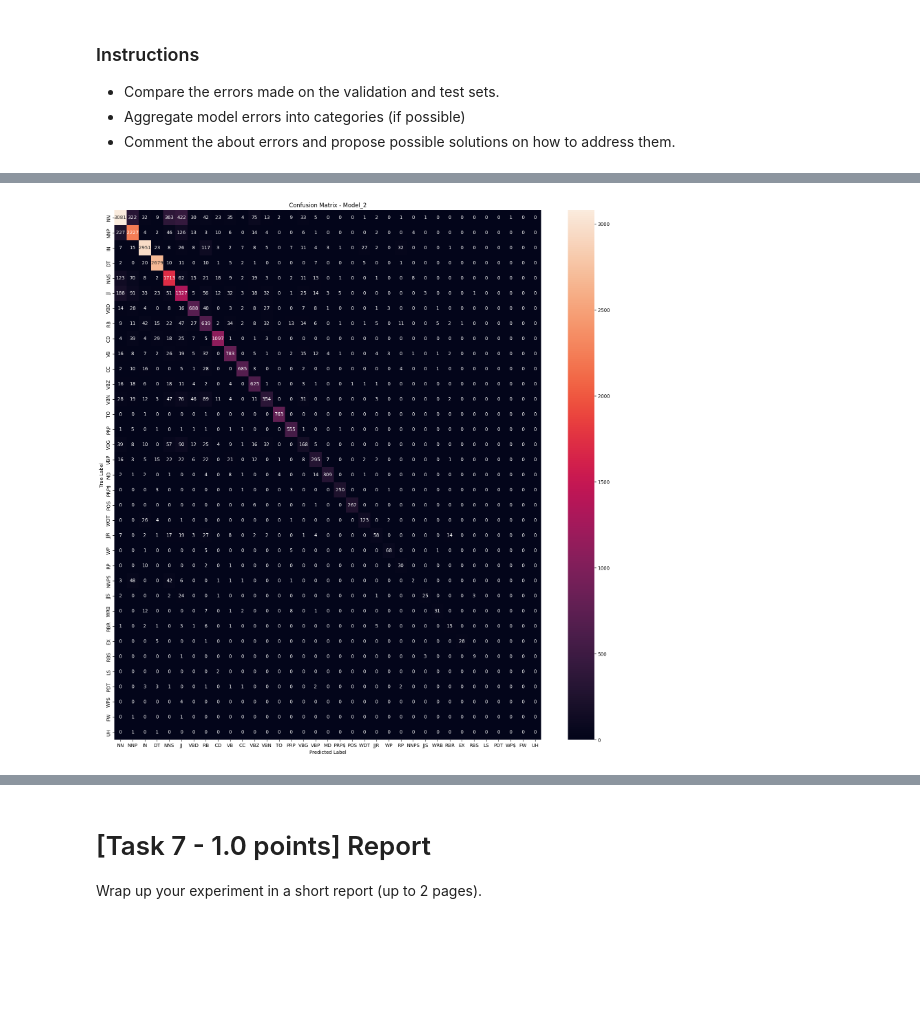
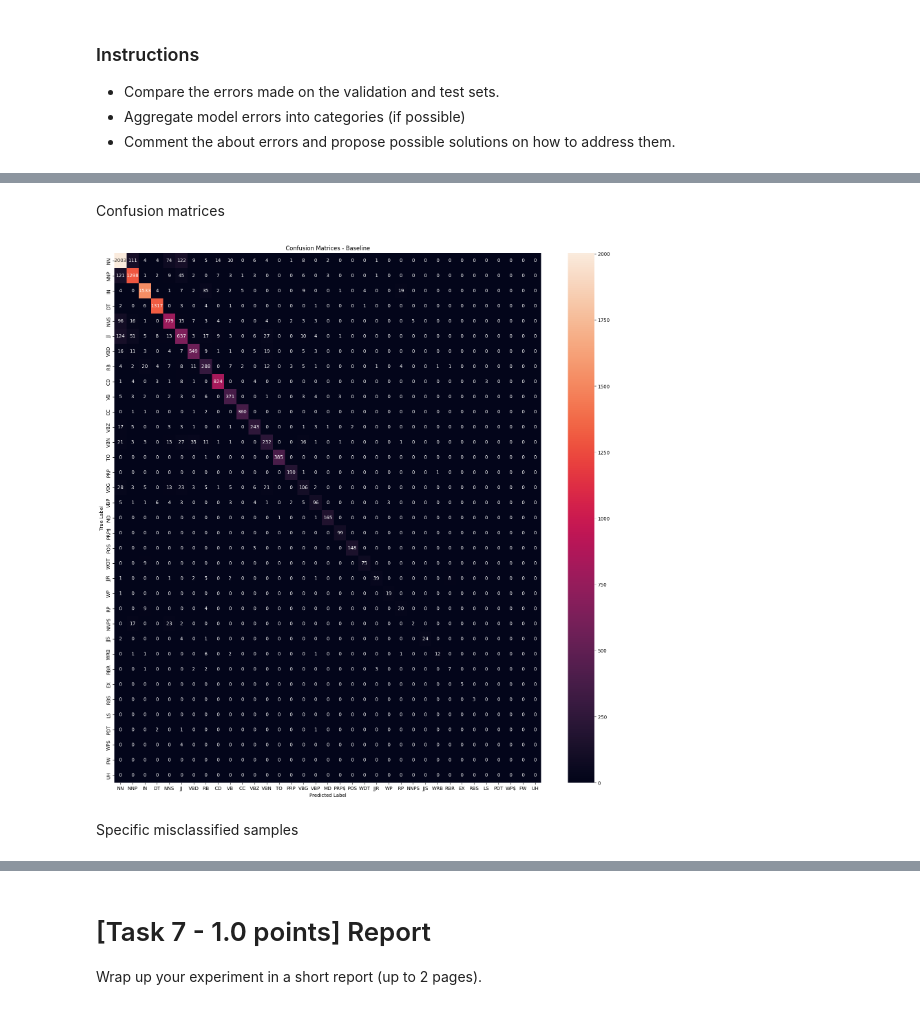
Before and after one commit to LorenzoScaioli/NLP_POS-tagging, a Jupyter notebook: Assignment1.ipynb, the cells around one changed output, grey strips where cells are left out. Cells and saved outputs as stored; diff of their text form; code cells hidden in the pictures; blank space fills up the shorter version.

```diff
--- a/Assignment1.ipynb
+++ b/Assignment1.ipynb
@@ -662,7 +662,7 @@ def get_model(model, model_seed, train_model, batch_size=None, epochs=None):
     if train_model:
         checkpoint_cb = keras.callbacks.ModelCheckpoint(filepath=checkpoint_path, save_weights_only=True)
         early_stopping = keras.callbacks.EarlyStopping(monitor="val_loss", patience=10)
-        reduce_lr = keras.callbacks.ReduceLROnPlateau(monitor="val_loss", patience=5, factor=0.2, min_lr=0.001)
+        reduce_lr = keras.callbacks.ReduceLROnPlateau(monitor="val_loss", patience=3, factor=0.2, min_lr=0.001)
         metrics_callback = MetricsCallback(x_val_pad, y_val_pad, x_test_pad, y_test_pad)
 
         history = model.fit(x_train_pad, y_train_pad, batch_size=batch_size, epochs=epochs,
@@ -790,0 +815,10 @@ check_best_model(trained_models, trained_metrics_dict_val, seed=seeds[2])
+# %%
+for model in trained_models[0:3:4]:
+
+    plt.subplot(1, 2, 1)
+
+    metrics_dict = trained_metrics_dict_test[trained_models.index(best_model)]
+    cm = trained_cm_test[trained_models.index(best_model)]
+    history = trained_history[trained_models.index(best_model)]
+
+    graph_plots(history, model.name)
@@ -915,0 +951,6 @@ graph_plots(history, model.name)
+# %%
+ignore_classes = ['[PAD]', '#', '``', '-RRB-', "''", '$', 'SYM', ':', '.', ',', '-LRB-']
+ignore_classes_num = [pos_to_int(pos) for pos in ignore_classes]
+
+y_test_good = [ [y_test_pad[i][j] for j in range(len(y_test_pad[i])) if y_test_pad[i][j] not in ignore_classes_num] for i in range(len(y_test_pad))]
+pred_good = [ [pred[i][j] for j in range(len(pred[i])) if y_test_pad[i][j] not in ignore_classes_num] for i in range(len(pred))]
@@ -916,14 +961,18 @@ graph_plots(history, model.name)
+# %% [markdown]
+Confusion matrices
 # %%
 pos_tags = [pos for pos in list_of_pos if pos not in ignore_classes]
 
 pos_tags_sorted = sorted(set(y_train_pos_clean), key=y_train_pos_clean.count, reverse=True)
 cm_sorted = cm[[pos_tags.index(tag) for tag in pos_tags_sorted]][:, [pos_tags.index(tag) for tag in pos_tags_sorted]]
 
 plt.figure(figsize=(20, 20))
 sns.heatmap(cm_sorted, annot=True, fmt='d', xticklabels=pos_tags_sorted, yticklabels=pos_tags_sorted)
-plt.title('Confusion Matrix - ' + model.name)
+plt.title('Confusion Matrices - ' + model.name)
 plt.ylabel('True Label')
 plt.xlabel('Predicted Label')
 plt.show()
 # %% [output]
-[figure, old version]
+[figure, new version]
+# %% [markdown]
+Specific misclassified samples
```
Also changed, not shown: parts of 23 cells of this notebook.
